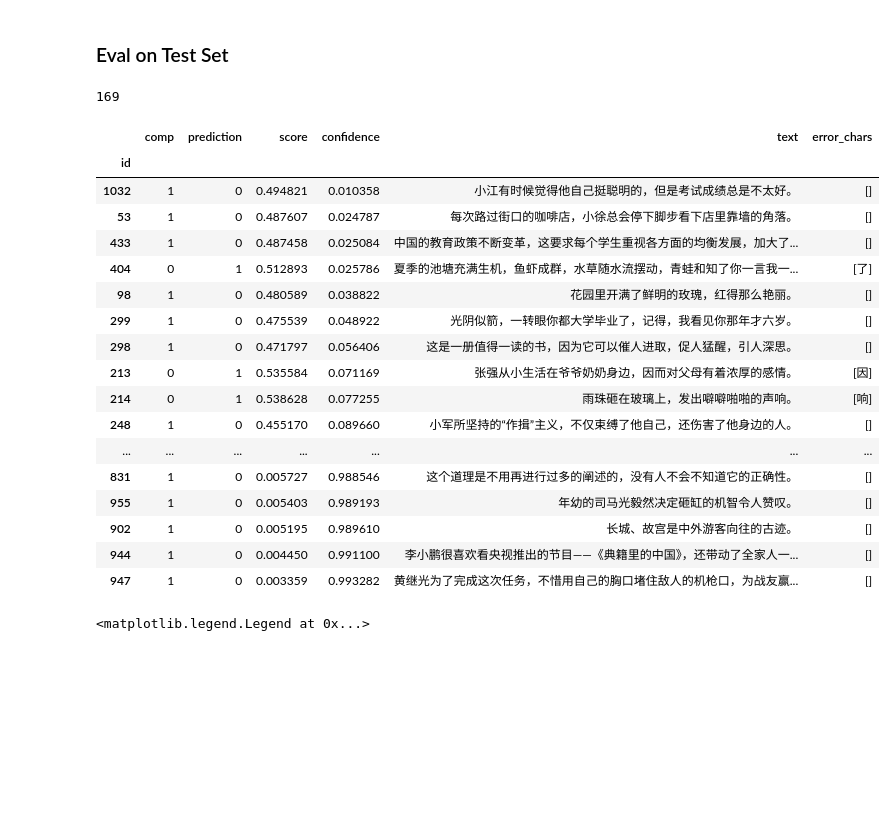
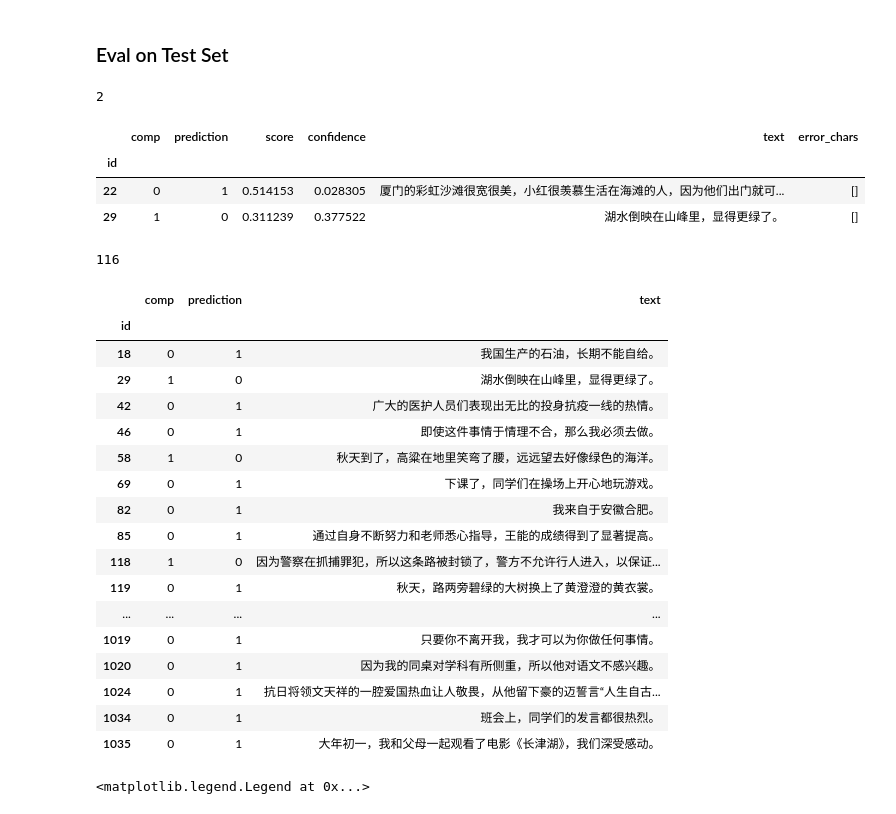
Before and after one commit to holajoa/chinese-grammar-error-detection, a Jupyter notebook: notebooks/predict.ipynb, the cells around one changed output. Cells and saved outputs as stored; diff of their text form; code cells hidden in the pictures; blank space fills up the shorter version.

```diff
--- a/notebooks/predict.ipynb
+++ b/notebooks/predict.ipynb
@@ -22,9 +22,9 @@ np.random.seed(1024)
 device = torch.device("cuda:0")
 ntf()
 # %%
-np.random.seed(2027)
+np.random.seed(1027)
 
-train_df = pd.read_csv('../data-org/train.csv', sep='\t', index_col='id').iloc[np.random.choice(range(45000), size=1000)]
+train_df = pd.read_csv('../data-org/train.csv', sep='\t', index_col='id').iloc[np.random.choice(range(45000), size=500)]
 test_df = pd.read_csv('../data-org/test.csv', sep='\t', index_col='id')
 
 model_name = 'hfl/chinese-macbert-base'
@@ -151,0 +140,14 @@ ntf()
+# %%
+prediction = apply_ged_pipeline(train_df.text.values, majority_vote=True)
+# %%
+
+data = train_df[['label', 'text']]
+data['prediction'] = prediction
+data = data[['label', 'prediction', 'text']]
+print(len(data[data.label != data.prediction]))
+with pd.option_context('display.max_rows', None, 'display.max_columns', None, ):
+    pd.options.display.max_colwidth = 100
+    # display(data[data.label != data.prediction].sort_values(by='score'))
+    display(data[data.label != data.prediction])
+# data[data.label != data.prediction].to_csv('../case_analysis/aug.csv')
+ntf()
@@ -190,40 +216,56 @@ plt.legend()
 # %%
-probs, seq_probs, err_char_lst = apply_ged_pipeline(test_df.text.values)
-
 prediction = probs.argmax(1)
 
 data = test_df.copy(deep=True)
 data['comp'] = pd.read_csv('../submissions/submission-v3-0.75624.csv', delimiter='\t').set_index('id').label
 data['prediction'] = probs.argmax(1)
 data['score'] = probs[:, 1]
 data['confidence'] = 1 - 2*np.abs(data.score.values - data.prediction)
 
 data = data[['comp', 'prediction',  'score', 'confidence', 'text']]
 data['error_chars'] = err_char_lst
 print(len(data[data.comp != data.prediction]))
 with pd.option_context('display.max_rows', None, 'display.max_columns', None):
     display(data[data.comp != data.prediction].sort_values(by='confidence'))
-ntf()
 # %% [output]
-169
+2
 |  | comp | prediction | score | confidence | text | error_chars |
 | id |  |  |  |  |  |  |
-| 1032 | 1 | 0 | 0.494821 | 0.010358 | 小江有时候觉得他自己挺聪明的，但是考试成绩总是不太好。 | [] |
-| 53 | 1 | 0 | 0.487607 | 0.024787 | 每次路过街口的咖啡店，小徐总会停下脚步看下店里靠墙的角落。 | [] |
-| 433 | 1 | 0 | 0.487458 | 0.025084 | 中国的教育政策不断变革，这要求每个学生重视各方面的均衡发展，加大了... | [] |
-| 404 | 0 | 1 | 0.512893 | 0.025786 | 夏季的池塘充满生机，鱼虾成群，水草随水流摆动，青蛙和知了你一言我一... | [了] |
-| 98 | 1 | 0 | 0.480589 | 0.038822 | 花园里开满了鲜明的玫瑰，红得那么艳丽。 | [] |
-| 299 | 1 | 0 | 0.475539 | 0.048922 | 光阴似箭，一转眼你都大学毕业了，记得，我看见你那年才六岁。 | [] |
-| 298 | 1 | 0 | 0.471797 | 0.056406 | 这是一册值得一读的书，因为它可以催人进取，促人猛醒，引人深思。 | [] |
-| 213 | 0 | 1 | 0.535584 | 0.071169 | 张强从小生活在爷爷奶奶身边，因而对父母有着浓厚的感情。 | [因] |
-| 214 | 0 | 1 | 0.538628 | 0.077255 | 雨珠砸在玻璃上，发出噼噼啪啪的声响。 | [响] |
-| 248 | 1 | 0 | 0.455170 | 0.089660 | 小军所坚持的“作揖”主义，不仅束缚了他自己，还伤害了他身边的人。 | [] |
-| ... | ... | ... | ... | ... | ... | ... |
-| 831 | 1 | 0 | 0.005727 | 0.988546 | 这个道理是不用再进行过多的阐述的，没有人不会不知道它的正确性。 | [] |
-| 955 | 1 | 0 | 0.005403 | 0.989193 | 年幼的司马光毅然决定砸缸的机智令人赞叹。 | [] |
-| 902 | 1 | 0 | 0.005195 | 0.989610 | 长城、故宫是中外游客向往的古迹。 | [] |
-| 944 | 1 | 0 | 0.004450 | 0.991100 | 李小鹏很喜欢看央视推出的节目——《典籍里的中国》，还带动了全家人一... | [] |
-| 947 | 1 | 0 | 0.003359 | 0.993282 | 黄继光为了完成这次任务，不惜用自己的胸口堵住敌人的机枪口，为战友赢... | [] |
+| 22 | 0 | 1 | 0.514153 | 0.028305 | 厦门的彩虹沙滩很宽很美，小红很羡慕生活在海滩的人，因为他们出门就可... | [] |
+| 29 | 1 | 0 | 0.311239 | 0.377522 | 湖水倒映在山峰里，显得更绿了。 | [] |
+# %%
+data = test_df.copy(deep=True)
+data['comp'] = pd.read_csv('../submissions/submission-v3-0.75624.csv', delimiter='\t').set_index('id').label
+data['prediction'] = prediction
+# pred_df = pd.read_csv('../submissions-aug/submission.csv', delimiter='\t')
+# pred_df['id'] = range(1, 1+len(pred_df))
+# pred_df.set_index('id', inplace=True)
+# data['prediction'] = pred_df.label
+
+data = data[['comp', 'prediction', 'text']]
+print(len(data[data.comp != data.prediction]))
+with pd.option_context('display.max_rows', None, 'display.max_columns', None):
+    display(data[data.comp != data.prediction])
+# %% [output]
+116
+|  | comp | prediction | text |
+| id |  |  |  |
+| 18 | 0 | 1 | 我国生产的石油，长期不能自给。 |
+| 29 | 1 | 0 | 湖水倒映在山峰里，显得更绿了。 |
+| 42 | 0 | 1 | 广大的医护人员们表现出无比的投身抗疫一线的热情。 |
+| 46 | 0 | 1 | 即使这件事情于情理不合，那么我必须去做。 |
+| 58 | 1 | 0 | 秋天到了，高粱在地里笑弯了腰，远远望去好像绿色的海洋。 |
+| 69 | 0 | 1 | 下课了，同学们在操场上开心地玩游戏。 |
+| 82 | 0 | 1 | 我来自于安徽合肥。 |
+| 85 | 0 | 1 | 通过自身不断努力和老师悉心指导，王能的成绩得到了显著提高。 |
+| 118 | 1 | 0 | 因为警察在抓捕罪犯，所以这条路被封锁了，警方不允许行人进入，以保证... |
+| 119 | 0 | 1 | 秋天，路两旁碧绿的大树换上了黄澄澄的黄衣裳。 |
+| ... | ... | ... | ... |
+| 1019 | 0 | 1 | 只要你不离开我，我才可以为你做任何事情。 |
+| 1020 | 0 | 1 | 因为我的同桌对学科有所侧重，所以他对语文不感兴趣。 |
+| 1024 | 0 | 1 | 抗日将领文天祥的一腔爱国热血让人敬畏，从他留下豪的迈誓言“人生自古... |
+| 1034 | 0 | 1 | 班会上，同学们的发言都很热烈。 |
+| 1035 | 0 | 1 | 大年初一，我和父母一起观看了电影《长津湖》，我们深受感动。 |
 # %%
 data.confidence.hist()
 plt.vlines(x=data.confidence.mean(), ymin=0, ymax=350, colors='red', label='Avg Confidence')
```
Also changed, not shown: parts of 6 cells of this notebook, 16 other files.
